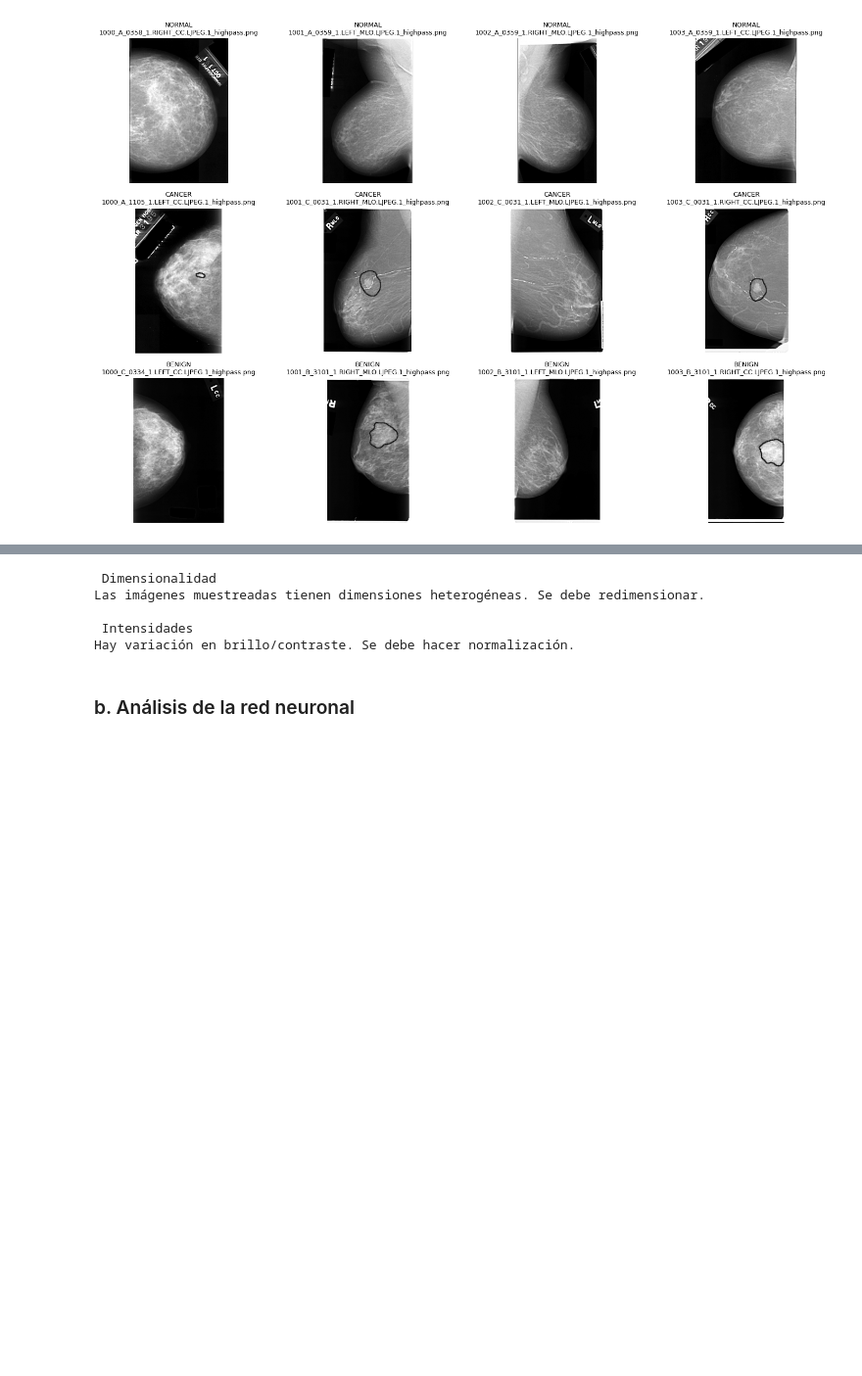
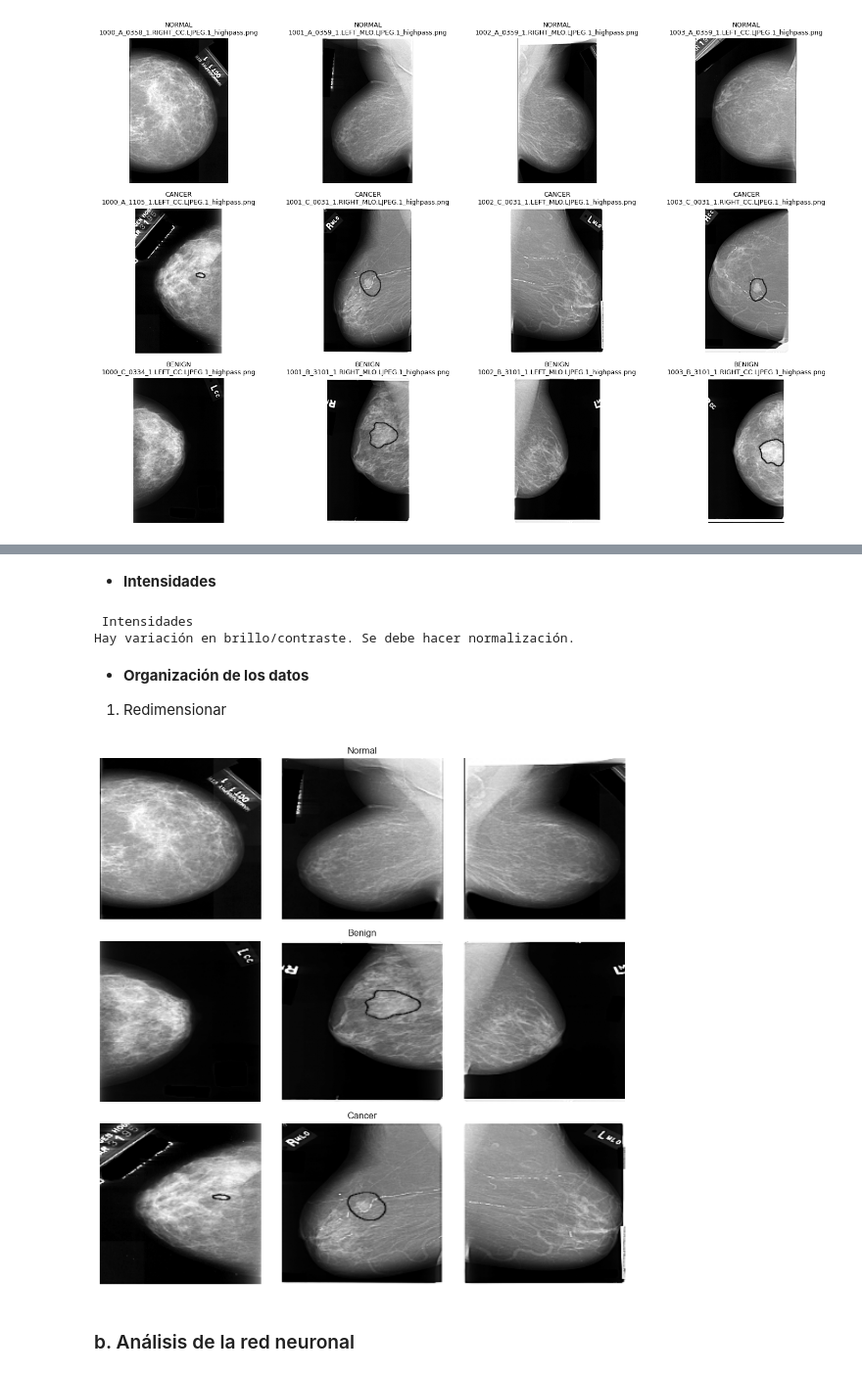
Before and after one commit to LuEnciso21/ImagenesMedicas, a Jupyter notebook: TrabajoCuatro/TrabajoCuatro.ipynb, the cells around one changed output, grey strips where cells are left out. Shown at 98% size. Cells and saved outputs as stored; diff of their text form; code cells hidden in the pictures; blank space fills up the shorter version.

```diff
--- a/TrabajoCuatro/TrabajoCuatro.ipynb
+++ b/TrabajoCuatro/TrabajoCuatro.ipynb
@@ -182,10 +250,10 @@ plt.show()
+# %% [markdown]
+* **Intensidades**
 # %%
 # Clases
 class_names = ["Normal", "Benign", "Cancer"]
 sample_size = 100  # Número de imágenes a analizar por clase
 
-# Resultados
-dimensions = []
 mean_intensities = []
 std_intensities = []
 
@@ -205,25 +273,9 @@ for class_name in class_names:
         if img is None:
             continue
 
-        # Guardar dimensiones e intensidades
-        dimensions.append(img.shape)
         mean_intensities.append(np.mean(img))
         std_intensities.append(np.std(img))
 
-# ------------------------
-# Resultados
-# ------------------------
-
-# 1. Dimensiones
-dim_counts = Counter(dimensions)
-print("\n Dimensionalidad")
-
-if len(dim_counts) == 1:
-    print("Todas las imágenes muestreadas tienen dimensiones homogéneas.")
-else:
-    print("Las imágenes muestreadas tienen dimensiones heterogéneas. Se debe redimensionar.")
-
-# 2. Intensidades
 print("\n Intensidades")
 
 if np.std(mean_intensities) < 5:
@@ -231,8 +283,9 @@ if np.std(mean_intensities) < 5:
 else:
     print("Hay variación en brillo/contraste. Se debe hacer normalización.")
 # %% [output]
- Dimensionalidad
-Las imágenes muestreadas tienen dimensiones heterogéneas. Se debe redimensionar.
-
  Intensidades
 Hay variación en brillo/contraste. Se debe hacer normalización.
+# %% [markdown]
+* **Organización de los datos**
+
+1. Redimensionar
@@ -238,0 +329,26 @@ Hay variación en brillo/contraste. Se debe hacer normalización.
+# %%
+dataset_r = get_training_data(base_dir)
+# %%
+# Crear figura 3x3
+fig, axes = plt.subplots(3, 3, figsize=(10, 10))
+
+# Por cada clase
+for class_idx in range(3):
+    # Filtra imágenes de esa clase
+    images_in_class = [item[0] for item in dataset_r if item[1] == class_idx]
+
+    # Tomar las 3 primeras imágenes (o puedes usar random.sample)
+    for i in range(3):
+        img = images_in_class[i]
+        img = img / 255.0  # normalización si no la hiciste antes
+
+        ax = axes[class_idx, i]
+        ax.imshow(img, cmap='gray')
+        if i == 1:
+            ax.set_title(labels[class_idx], fontsize=12)
+        ax.axis('off')
+
+plt.tight_layout()
+plt.show()
+# %% [output]
+[figure, added]
```
Also changed, not shown: parts of 10 cells of this notebook.
